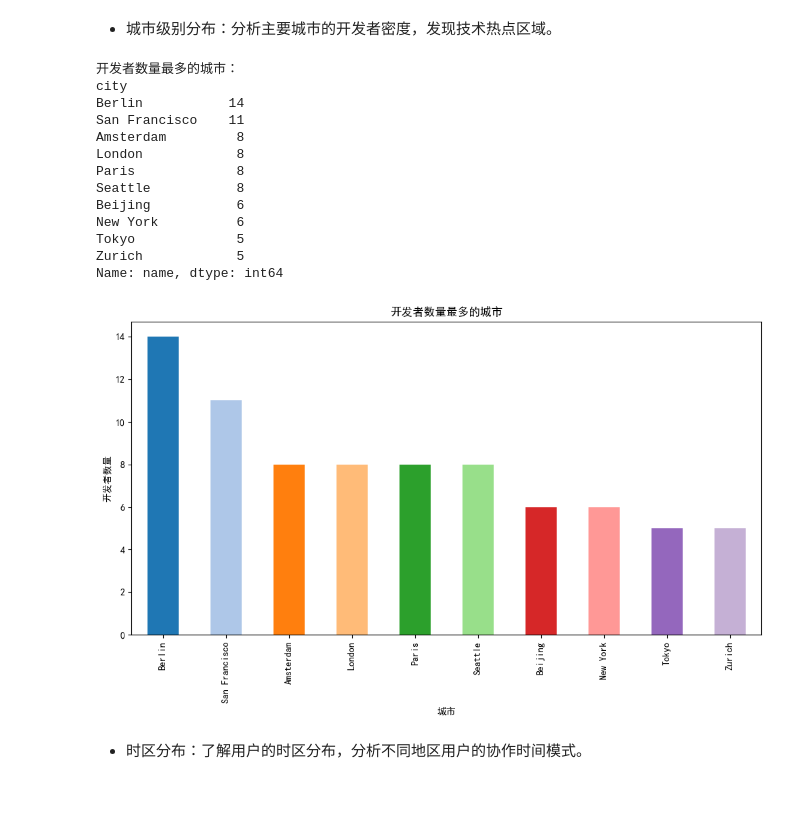
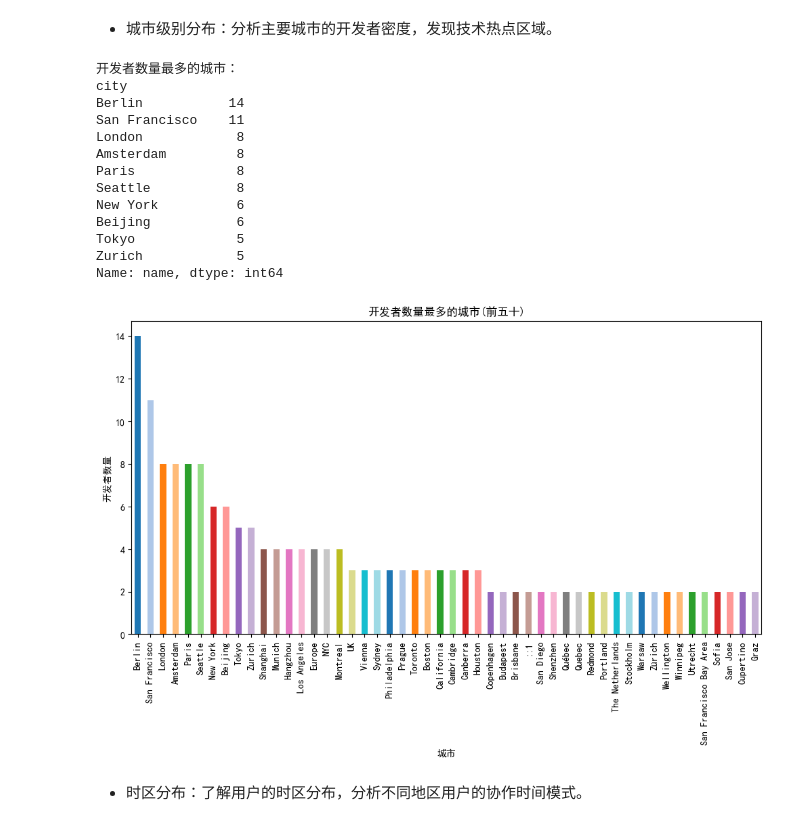
Before and after one commit to WuTong-ww/Intro_Theory, a Jupyter notebook: hw12/hw12.ipynb, the cells around one changed output. Saved outputs shown, nothing was run; the diff lists cells and outputs as text; code cells hidden in the pictures; blank space fills up the shorter version.

```diff
--- a/hw12/hw12.ipynb
+++ b/hw12/hw12.ipynb
@@ -67,38 +67,38 @@ def extract_city(location):
             return part
     return None
 
 # 从 user_location 列中提取城市信息
 df['city'] = df['location'].apply(extract_city)
 
 # 根据 name 列和 city 列统计每个城市的开发者数量
-city_distribution = df.groupby('city')['name'].nunique()
+city_distribution = df.groupby('city')['name'].nunique().sort_values(ascending=False)
 
 # 打印开发者数量最多的城市
 print("开发者数量最多的城市：")
 print(city_distribution.nlargest(10))
 
 colors = plt.cm.tab20.colors
 # 绘制城市的分布图
 plt.figure(figsize=(12, 6))
-city_distribution.nlargest(10).plot(kind='bar', color=colors)
-plt.title('开发者数量最多的城市')
+city_distribution.nlargest(50).plot(kind='bar', color=colors)
+plt.title('开发者数量最多的城市(前五十)')
 plt.xlabel('城市')
 plt.ylabel('开发者数量')
 plt.show()
 # %% [output]
 开发者数量最多的城市：
 city
 Berlin           14
 San Francisco    11
+London            8
 Amsterdam         8
-London            8
 Paris             8
 Seattle           8
+New York          6
 Beijing           6
-New York          6
 Tokyo             5
 Zurich            5
 Name: name, dtype: int64
-[figure, old version]
+[figure, new version]
 # %% [markdown]
 - 时区分布：了解用户的时区分布，分析不同地区用户的协作时间模式。
```
Also changed, not shown: parts of 4 cells of this notebook, 1 other file.
